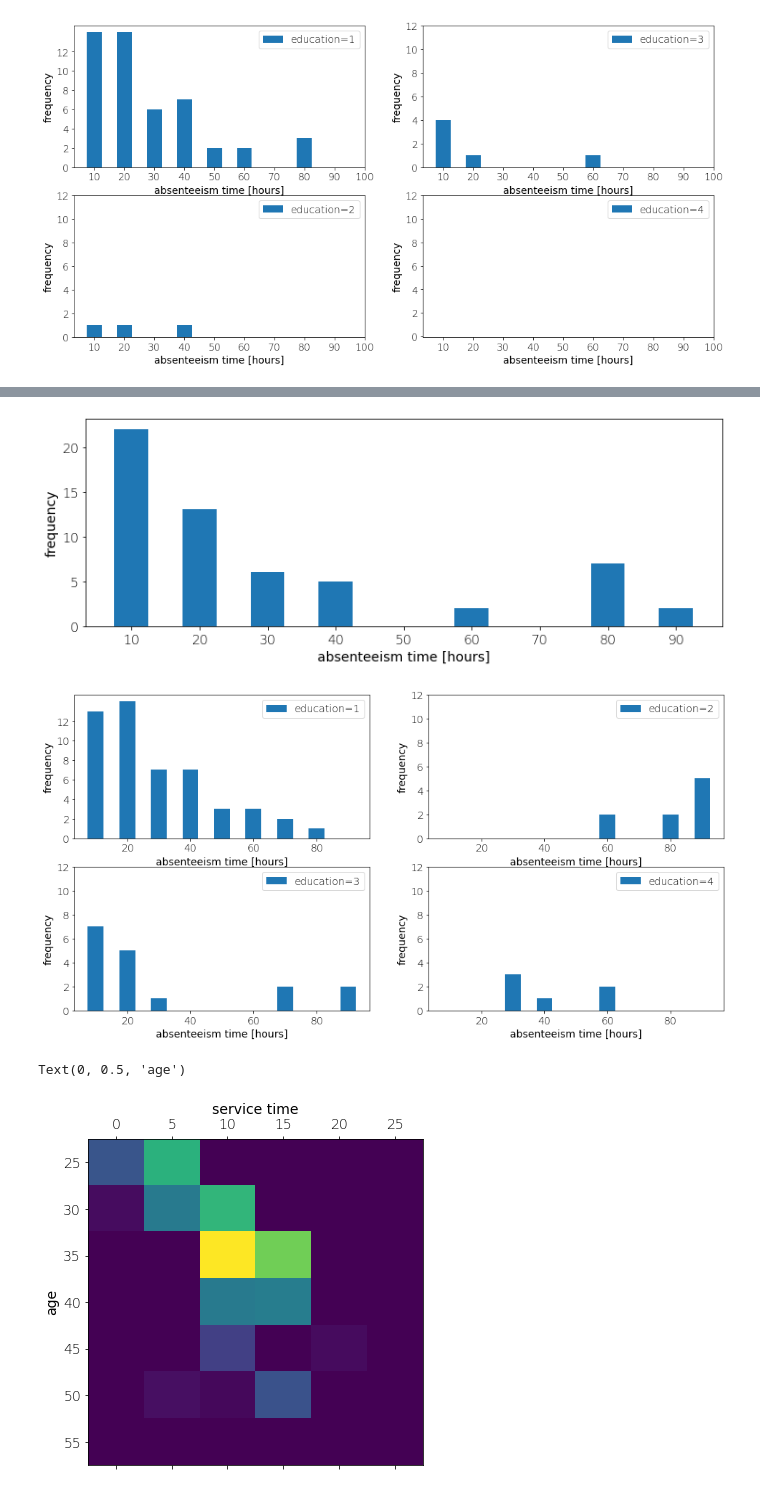
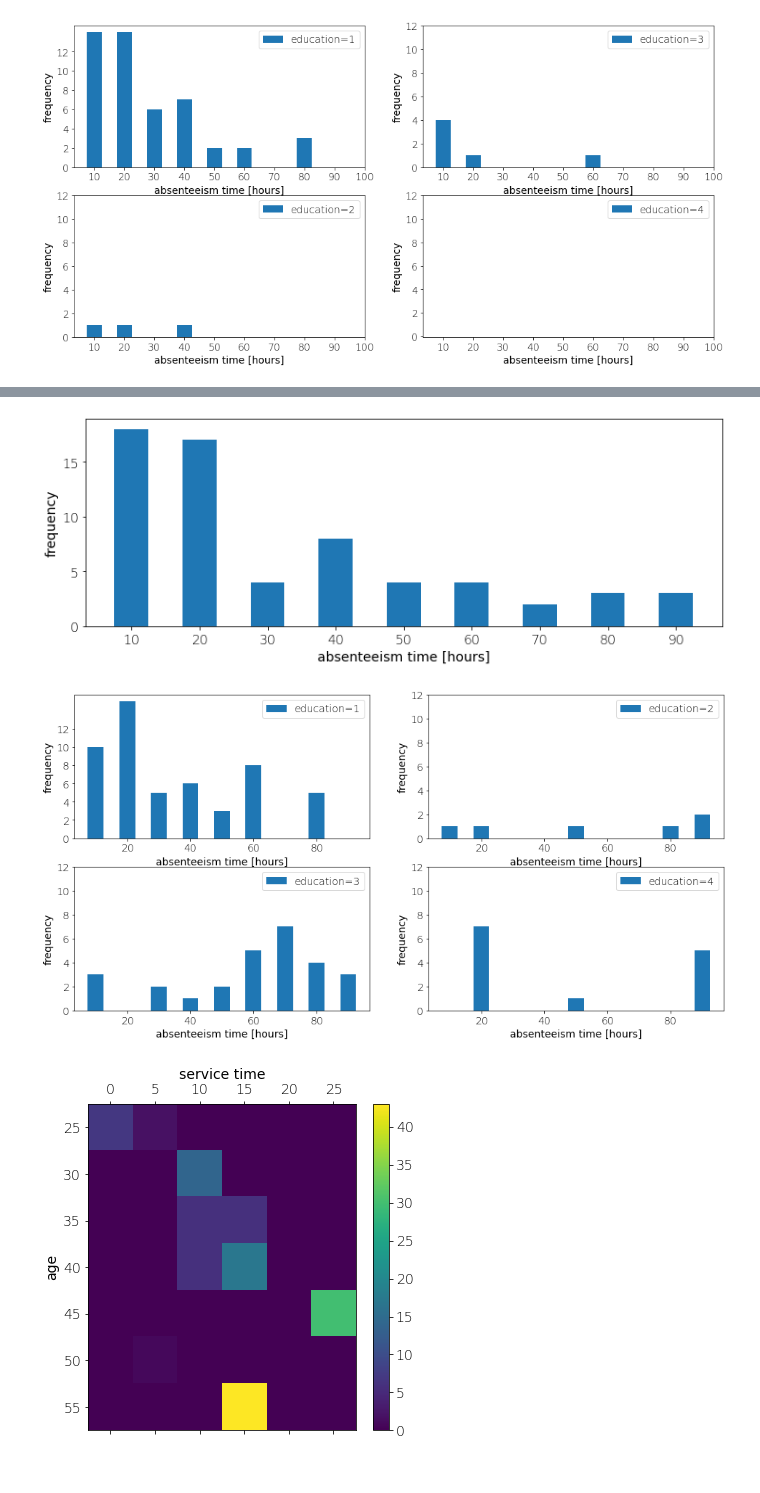
Before and after one commit to kiprotect/dwork, a Jupyter notebook: examples/notebooks/absenteeism-at-work.ipynb, the cells around one changed output, grey strips where cells are left out. Drawn from its saved outputs; the diff is of its cells as text; code cells hidden in the pictures.

```diff
--- a/examples/notebooks/absenteeism-at-work.ipynb
+++ b/examples/notebooks/absenteeism-at-work.ipynb
@@ -34,6 +34,11 @@ class AbsenteeismSchema(DataSchema):
 
     Weight = Integer(min=0, max=200)
     Height = Integer(min=0, max=200)
+    Absenteeism_time_in_hours = Integer(min=0, max=100)
+
+    names = {
+        'Absenteeism_time_in_hours' : 'Absenteeism time in hours'
+    }
 # %%
 # We create a Dwork dataset from it
 
@@ -162,4 +169,8 @@ m = np.zeros((len(ages), len(service_times)), dtype=np.int)
 for i, age in enumerate(ages):
     for j, service_time in enumerate(service_times):
         dff = df[(df["Age"] >= age) & (df["Age"] < age+5) & (df["Service time"] >= service_time) & (df["Service time"] < service_time+5)]
-        m[i,j] = len(dff)
+        v = dff["Absenteeism time in hours"].mean()
+        if len(dff) == 0:
+            v = 0
+        print(age, service_time, v)
+        m[i,j] = v
@@ -179,9 +209,9 @@ Text(0, 0.5, 'age')
 # %%
 time_bins = [10, 20, 30, 40, 50, 60, 70, 80, 90, 100]
 # we always exclude the right value, as this is also done in the histograms above
-df["Age-bins"] = pd.cut(df["Age"], bins=ages, right=False)
-df["Service time-bins"] = pd.cut(df["Service time"], bins=service_times, right=False)
-df["Absenteeism time-bins"] = pd.cut(df["Absenteeism time in hours"], bins=time_bins, right=False)
+df["Age-bins"] = pd.cut(df["Age"], bins=ages+[60], right=False)
+df["Service time-bins"] = pd.cut(df["Service time"], bins=service_times+[30], include_lowest=True, right=False)
+df["Absenteeism time-bins"] = pd.cut(df["Absenteeism time in hours"], bins=time_bins, include_lowest=True, right=False)
 # %%
 # we re-initialize the Dwork dataset with the new binned values
 ds = PandasDataset(AbsenteeismSchema, df)
@@ -201,8 +231,9 @@ pl.bar(dp_bins, dp_frequencies, width=5)
 pl.xlabel("absenteeism time [hours]")
 pl.ylabel("frequency")
 pl.xticks(dp_bins);
+pl.savefig("absenteeism-dp.pdf");
 # %% [output]
-[figure, old version]
+[figure, new version]
 # %%
 # we group by education
 ds_by_education = ds.group_by(by=["Education"])
@@ -229,8 +260,9 @@ for i, (group, dataset) in enumerate(zip(ds_by_education.groups, ds_by_education
     pl.legend([f"education={group}"])
     pl.yticks([0, 2, 4, 6, 8, 10, 12])
     pl.ylabel("frequency")
+pl.savefig("absenteeism-vs-education-dp.pdf")
 # %% [output]
-[figure, old version]
+[figure, new version]
 # %%
 # Now we calculate the frequencies for a combination of the "Age" and "Service times" attributes.
 # We do this by manually filtering the dataset and grouping it by the two properties.
@@ -242,17 +274,27 @@ dsg = ds.group_by(by=["Service time-bins", "Age-bins"])
 for group, dataset in zip(dsg.groups, dsg.datasets):
     iy = service_times.index(group[0].left)
     ix = ages.index(group[1].left)
-    mdp[ix,iy] = dataset.len().dp(epsilon=epsilon)
+    at = dataset["Absenteeism time in hours"]
+    n = at.len().dp(epsilon=0.5)
+    s = at.sum().dp(epsilon=0.5)
+    if n < 5:
+        v = 0
+    else:
+        v = s/n
+    if not 0 < v < 100:
+        v = 0
+    mdp[ix,iy] = v
 # %%
 # we plot the frequencies as a matrix plot
 pl.figure(figsize=(6,6))
 ax = pl.subplot(111)
-ax.matshow(mdp, aspect='auto')
+cax = ax.matshow(mdp, aspect='auto')
 ax.set_yticklabels(['']+ages)
 ax.set_xticklabels(['']+service_times)
 ax.set_xlabel('service time')
 ax.xaxis.set_label_position('top')
 pl.ylabel("age")
+pl.colorbar(cax)
+pl.savefig("absenteeism-service-time-age-dp.pdf")
 # %% [output]
-Text(0, 0.5, 'age')
-[figure, old version]
+[figure, new version]
```
Also changed, not shown: parts of 7 cells of this notebook, 6 other files.
